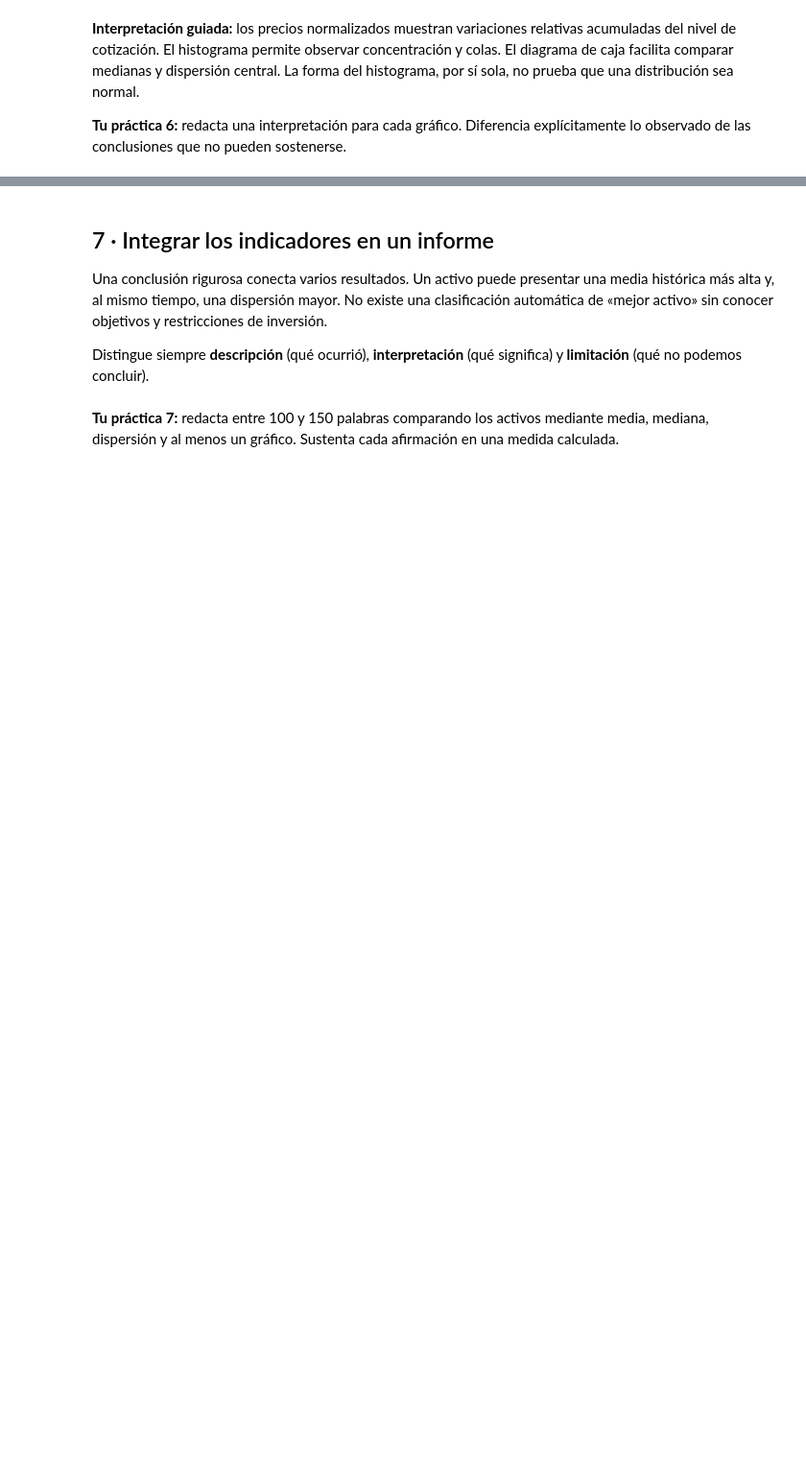
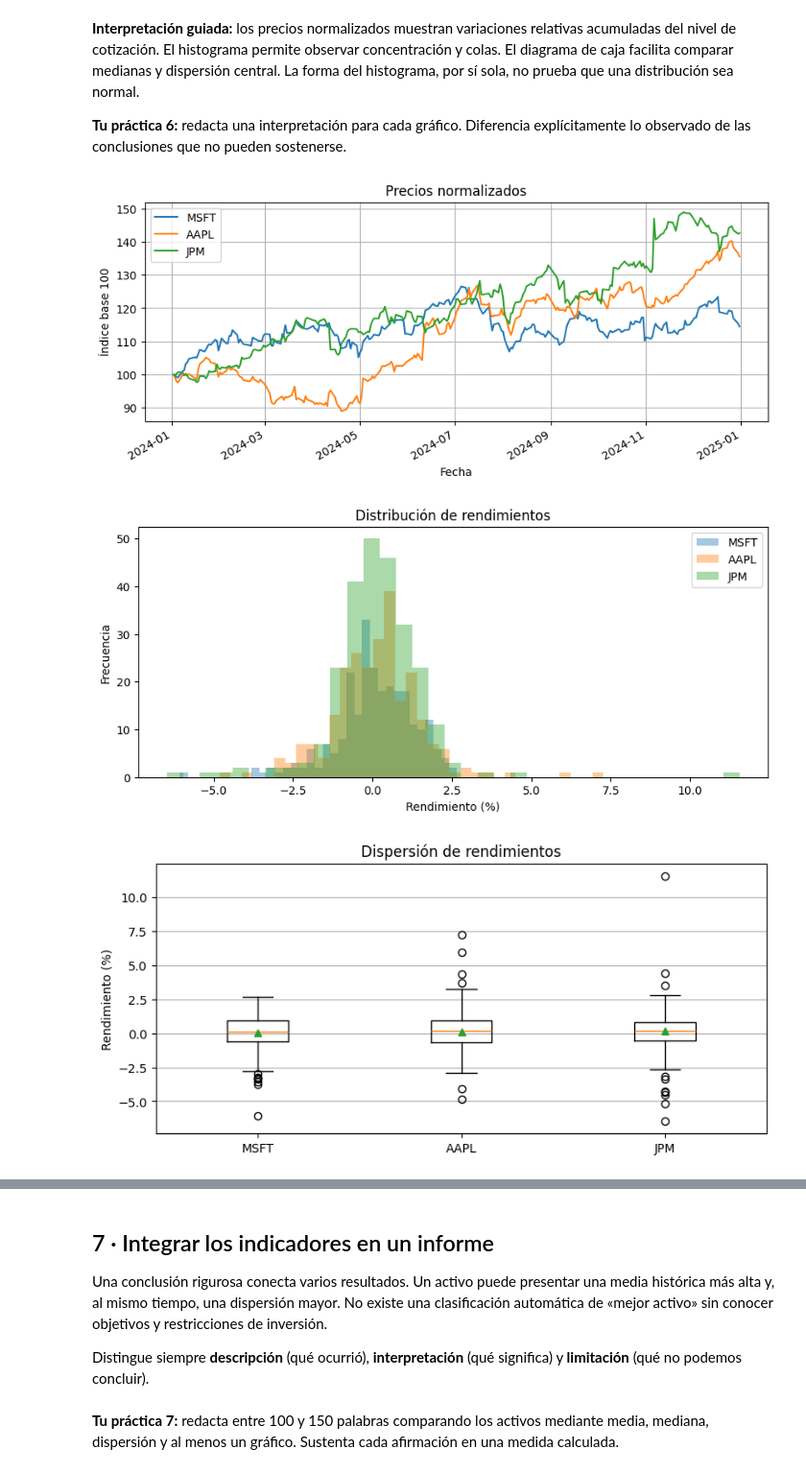
Before and after one commit to mariarango521-oss/proyecto_analitica_financiera, a Jupyter notebook: aprendizaje/03_analisis_exploratorio/03_analisis_exploratorio_portafolio.ipynb, the cells around one changed output, grey strips where cells are left out. Shown at 96% size. Saved outputs shown, nothing was run; the diff lists cells and outputs as text; code cells hidden in the pictures; blank space fills up the shorter version.

```diff
--- a/aprendizaje/03_analisis_exploratorio/03_analisis_exploratorio_portafolio.ipynb
+++ b/aprendizaje/03_analisis_exploratorio/03_analisis_exploratorio_portafolio.ipynb
@@ -229,5 +297,44 @@ plt.show()
 
 **Tu práctica 6:** redacta una interpretación para cada gráfico. Diferencia explícitamente lo observado de las conclusiones que no pueden sostenerse.
 # %%
-# TU PRÁCTICA 6
-# Puedes crear un gráfico individual del activo que te interese.
+# 1. Gráfico de precios normalizados
+normalizados = precios.div(precios.iloc[0]).mul(100)
+
+normalizados.plot(figsize=(10, 4), title="Precios normalizados")
+plt.xlabel("Fecha")
+plt.ylabel("Índice base 100")
+plt.grid()
+plt.show()
+
+
+# 2. Histograma de rendimientos
+plt.figure(figsize=(10, 4))
+
+for ticker in rendimientos_pct.columns:
+    plt.hist(rendimientos_pct[ticker], bins=35,
+             alpha=0.4, label=ticker)
+
+plt.title("Distribución de rendimientos")
+plt.xlabel("Rendimiento (%)")
+plt.ylabel("Frecuencia")
+plt.legend()
+plt.show()
+
+
+# 3. Diagrama de caja (Boxplot)
+plt.figure(figsize=(9, 4))
+
+plt.boxplot(
+    [rendimientos_pct[t].dropna() for t in rendimientos_pct.columns],
+    labels=rendimientos_pct.columns,
+    showmeans=True
+)
+
+plt.title("Dispersión de rendimientos")
+plt.ylabel("Rendimiento (%)")
+plt.grid(axis="y")
+plt.show()
+# %% [output]
+[figure, added]
+[figure, added]
+[figure, added]
```
Also changed, not shown: parts of 22 cells of this notebook.
